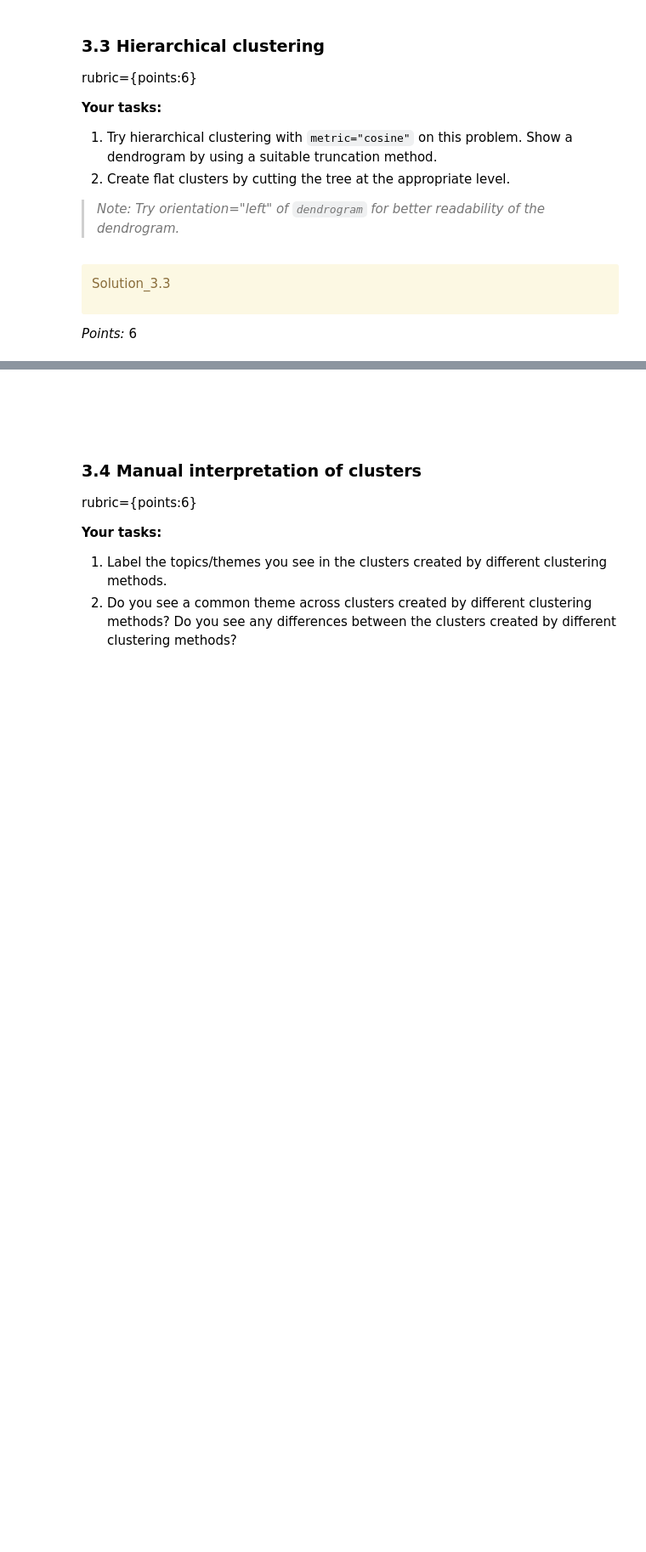
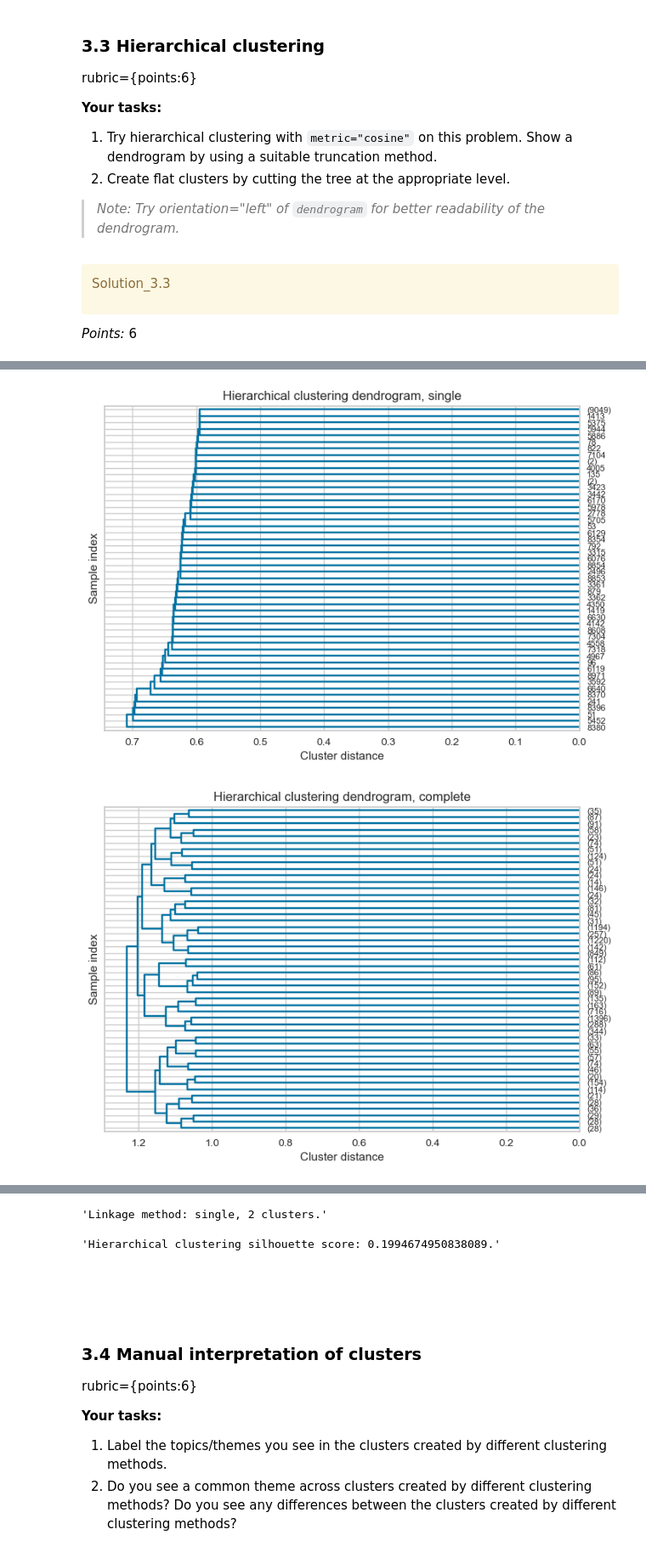
Before and after one commit to arthu-rguo/cpsc-330-hw6, a Jupyter notebook: hw6.ipynb, the cells around one changed output, grey strips where cells are left out. Shown at 85% size. Drawn from its saved outputs; the diff is of its cells as text; code cells hidden in the pictures; blank space fills up the shorter version.

```diff
--- a/hw6.ipynb
+++ b/hw6.ipynb
@@ -849,0 +912,29 @@ _Type your answer here, replacing this text._
+# %%
+recipes_hier_linkage_method = None
+recipes_hier_maxclust = -1
+recipes_hier_labels = None
+recipes_hier_silhouette = -1
+
+for linkage_method in ["single", "complete", "average"]:
+    recipes_hier_z = linkage(embeddings, method=linkage_method, metric="cosine")
+    ax = plt.gca()
+    dendrogram(recipes_hier_z, p=50, truncate_mode="lastp", orientation="left", ax=ax)
+    ax.set(title=f"Hierarchical clustering dendrogram, {linkage_method}", xlabel="Cluster distance", ylabel="Sample index")
+
+    for maxclust in np.arange(1, 50):
+        labels = fcluster(recipes_hier_z, maxclust, criterion="maxclust")
+        silhouette = get_silhouette_score(embeddings, labels)
+
+        if silhouette > recipes_hier_silhouette:
+            recipes_hier_linkage_method = linkage_method
+            recipes_hier_maxclust = maxclust
+            recipes_hier_labels = labels
+            recipes_hier_silhouette = silhouette
+
+    plt.show()
+
+plot_umap_clusters(embeddings, recipes_hier_labels, title="UMAP visualization, hierarchical clustering")
+display(f"Linkage method: {recipes_hier_linkage_method}, {recipes_hier_maxclust} clusters.", f"Hierarchical clustering silhouette score: {recipes_hier_silhouette}.")
+# %% [output]
+[figure, added]
+[figure, added]
@@ -850,3 +943,5 @@ _Type your answer here, replacing this text._
+'Linkage method: single, 2 clusters.'
+'Hierarchical clustering silhouette score: 0.1994674950838089.'
 # %% [markdown]
 <!-- END QUESTION -->
 
```
Also changed, not shown: parts of 20 cells of this notebook.
